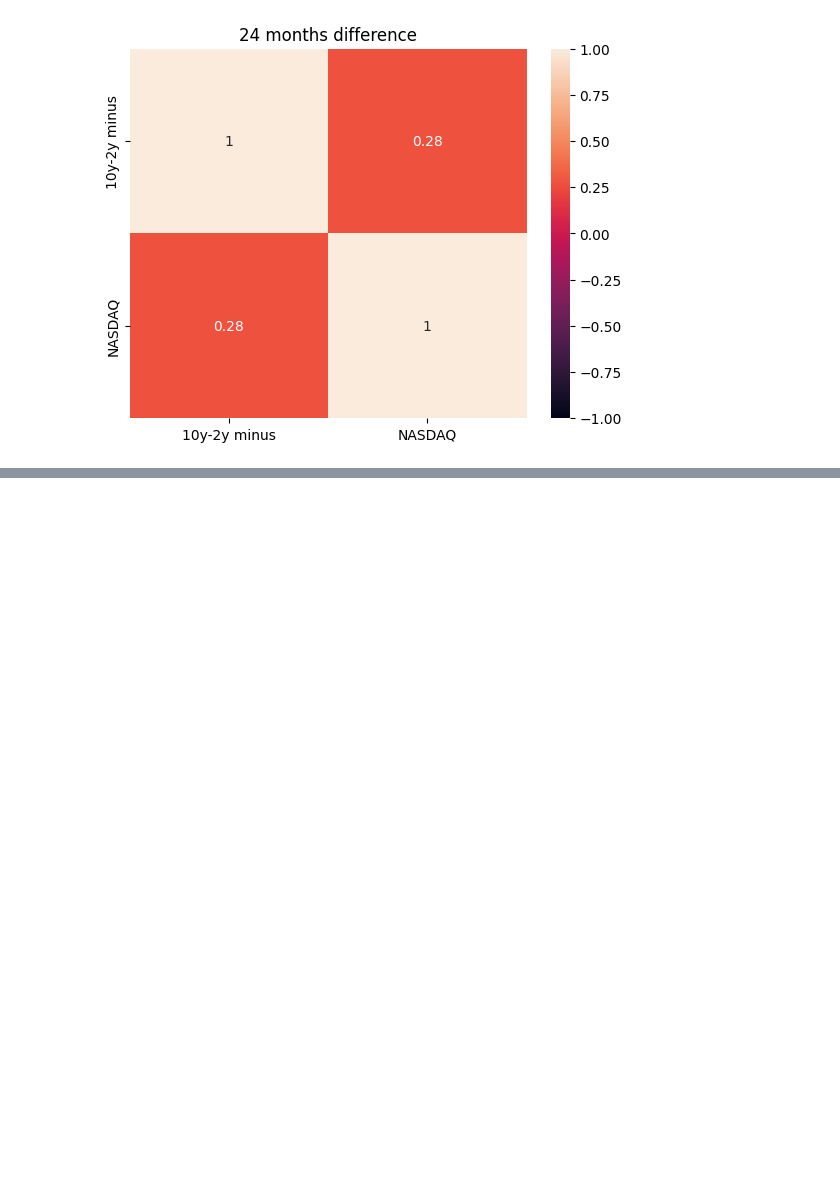
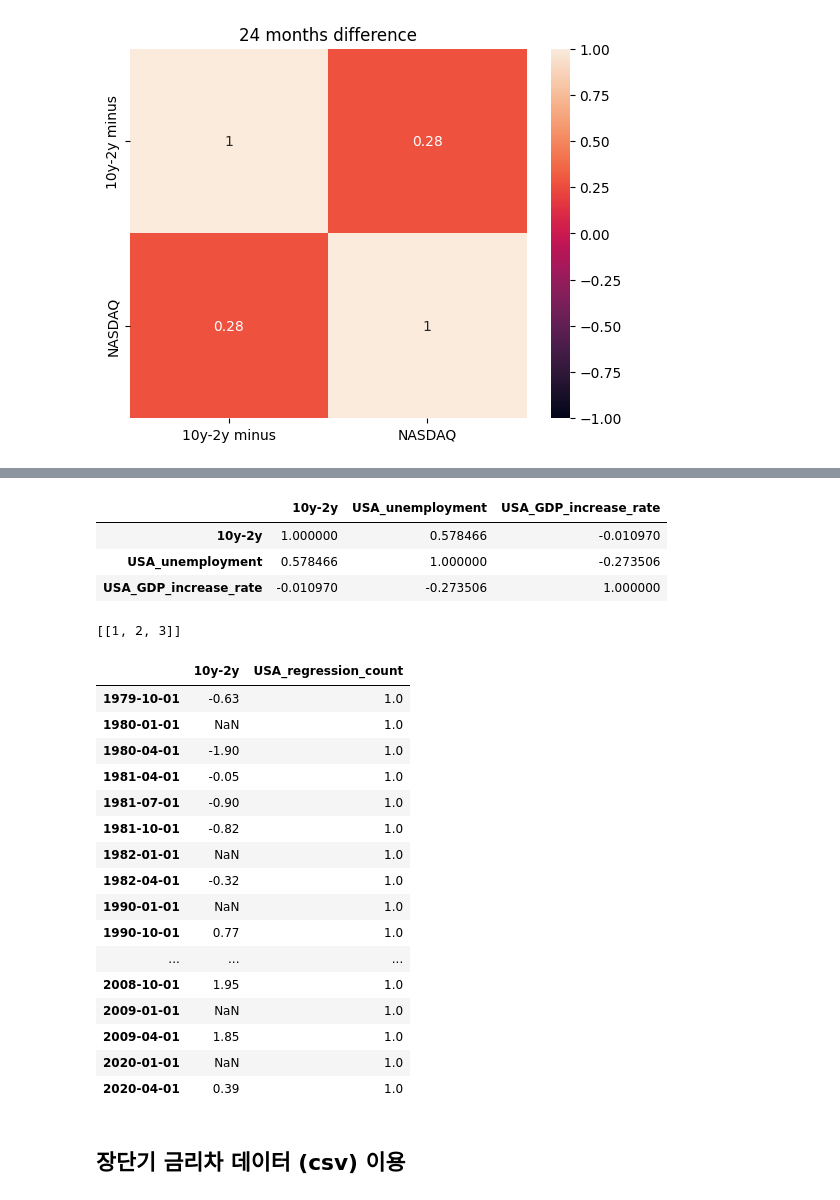
Before and after one commit to jeanDeluge/upstage_eda_1, a Jupyter notebook: data_EDA.ipynb, the cells around one changed output, grey strips where cells are left out. Saved outputs shown, nothing was run; the diff lists cells and outputs as text; code cells hidden in the pictures; blank space fills up the shorter version.

```diff
--- a/data_EDA.ipynb
+++ b/data_EDA.ipynb
@@ -579,0 +658,26 @@ Text(0.5, 1.0, '24 months difference')
+# %%
+correlation.corr()
+# %% [output]
+|  | 10y-2y | USA_unemployment | USA_GDP_increase_rate |
+| 10y-2y | 1.000000 | 0.578466 | -0.010970 |
+| USA_unemployment | 0.578466 | 1.000000 | -0.273506 |
+| USA_GDP_increase_rate | -0.010970 | -0.273506 | 1.000000 |
+# %%
+from python_EDA import search_fred
+treasury_diff = search_fred('T10Y2Y')
+treasury_diff.columns = ['10y-2y']
+NASDAQ = search_fred('NASDAQCOM') # NASDAQ 주가
+NASDAQ.columns = ['NASDAQ']
+USA_unemployment = search_fred('UNRATE')
+USA_unemployment.columns = ['USA_unemployment']
+USA_unemployment # MONTHLY
+USA_unemployment = search_fred('UNRATE')
+USA_unemployment.columns = ['USA_unemployment']
+USA_unemployment # MONTHLY
+USA_GDP = search_fred('GDP')
+USA_GDP.columns = ['USA_GDP']
+USA_GDP # QUARTERLY
+USA_GDP_rate = USA_GDP.pct_change(1)
+USA_GDP_rate.columns = ['USA_GDP_increase_rate']
+USA_regression = search_fred('JHDUSRGDPBR')
+USA_regression.columns = ['USA_regression_count']
@@ -579,0 +705,29 @@ Text(0.5, 1.0, '24 months difference')
+# %%
+answer = []
+item = [1,2,3]
+answer.append(item)
+answer
+# %% [output]
+[[1, 2, 3]]
+# %%
+treasury_diff.merge(regression,left_index=True, right_index=True, how='inner')
+# %% [output]
+|  | 10y-2y | USA_regression_count |
+| 1979-10-01 | -0.63 | 1.0 |
+| 1980-01-01 | NaN | 1.0 |
+| 1980-04-01 | -1.90 | 1.0 |
+| 1981-04-01 | -0.05 | 1.0 |
+| 1981-07-01 | -0.90 | 1.0 |
+| 1981-10-01 | -0.82 | 1.0 |
+| 1982-01-01 | NaN | 1.0 |
+| 1982-04-01 | -0.32 | 1.0 |
+| 1990-01-01 | NaN | 1.0 |
+| 1990-10-01 | 0.77 | 1.0 |
+| ... | ... | ... |
+| 2008-10-01 | 1.95 | 1.0 |
+| 2009-01-01 | NaN | 1.0 |
+| 2009-04-01 | 1.85 | 1.0 |
+| 2020-01-01 | NaN | 1.0 |
+| 2020-04-01 | 0.39 | 1.0 |
+# %% [markdown]
+## 장단기 금리차 데이터 (csv) 이용
```
Also changed, not shown: parts of 28 cells of this notebook.
